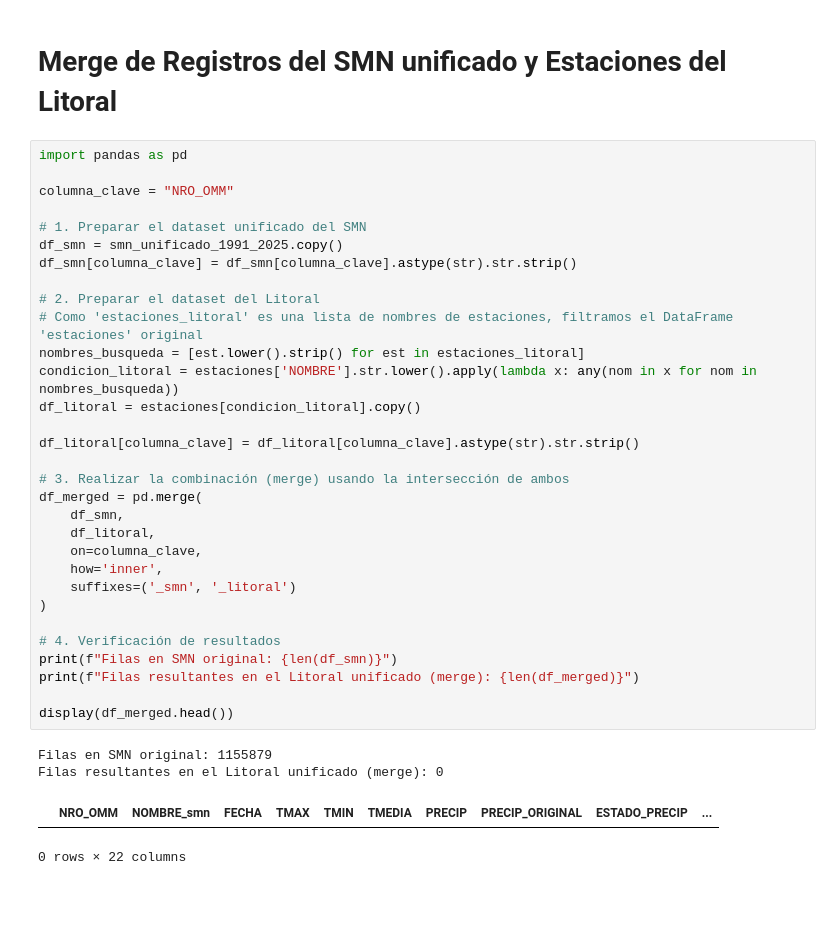
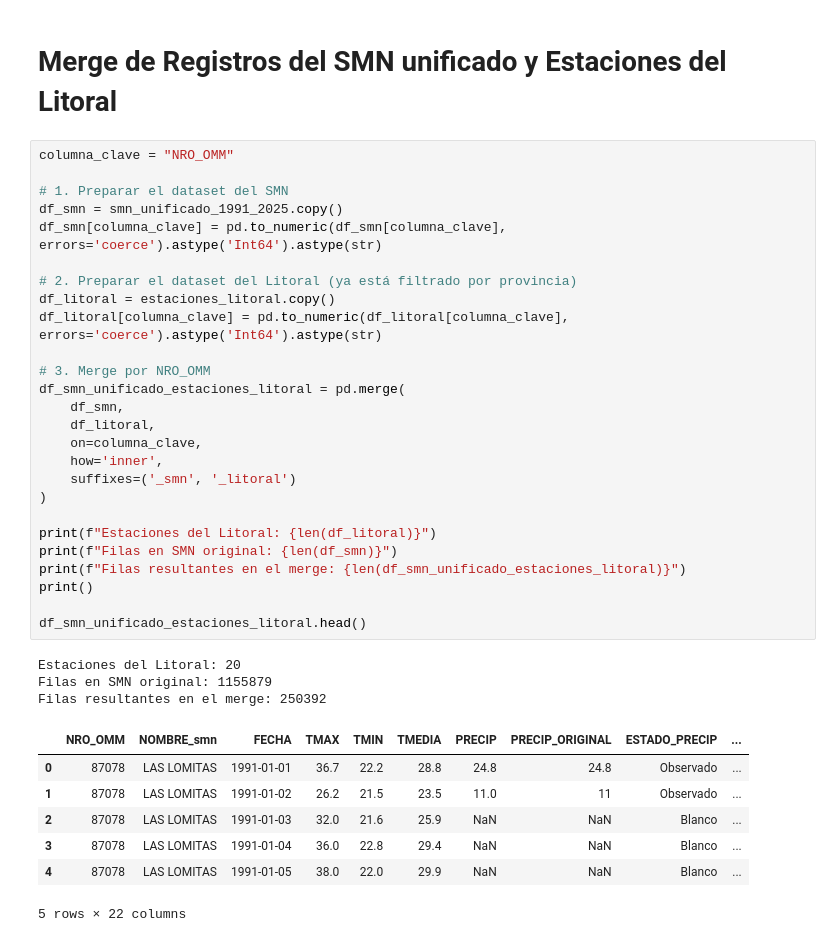
Before and after one commit to enrique20delgado-create/TP-Labo-ElNino-2C2026, a Jupyter notebook: Notebook/Ds_Enso.ipynb, the cells around one changed output. Drawn from its saved outputs; the diff is of its cells as text; blank space fills up the shorter version.

```diff
--- a/Notebook/Ds_Enso.ipynb
+++ b/Notebook/Ds_Enso.ipynb
@@ -1377,41 +1447,42 @@ Detalle cronológico de la Fase ENSO con el índice RONI (1991-2025):
 # %% [markdown]
 # Merge de Registros del SMN unificado y Estaciones del Litoral
 # %%
-import pandas as pd
-
 columna_clave = "NRO_OMM"
 
-# 1. Preparar el dataset unificado del SMN
+# 1. Preparar el dataset del SMN
 df_smn = smn_unificado_1991_2025.copy()
-df_smn[columna_clave] = df_smn[columna_clave].astype(str).str.strip()
+df_smn[columna_clave] = pd.to_numeric(df_smn[columna_clave], errors='coerce').astype('Int64').astype(str)
 
-# 2. Preparar el dataset del Litoral
-# Como 'estaciones_litoral' es una lista de nombres de estaciones, filtramos el DataFrame 'estaciones' original
-nombres_busqueda = [est.lower().strip() for est in estaciones_litoral]
-condicion_litoral = estaciones['NOMBRE'].str.lower().apply(lambda x: any(nom in x for nom in nombres_busqueda))
-df_litoral = estaciones[condicion_litoral].copy()
+# 2. Preparar el dataset del Litoral (ya está filtrado por provincia)
+df_litoral = estaciones_litoral.copy()
+df_litoral[columna_clave] = pd.to_numeric(df_litoral[columna_clave], errors='coerce').astype('Int64').astype(str)
 
-df_litoral[columna_clave] = df_litoral[columna_clave].astype(str).str.strip()
-
-# 3. Realizar la combinación (merge) usando la intersección de ambos
-df_merged = pd.merge(
+# 3. Merge por NRO_OMM
+df_smn_unificado_estaciones_litoral = pd.merge(
     df_smn,
     df_litoral,
     on=columna_clave,
     how='inner',
     suffixes=('_smn', '_litoral')
 )
 
-# 4. Verificación de resultados
+print(f"Estaciones del Litoral: {len(df_litoral)}")
 print(f"Filas en SMN original: {len(df_smn)}")
-print(f"Filas resultantes en el Litoral unificado (merge): {len(df_merged)}")
+print(f"Filas resultantes en el merge: {len(df_smn_unificado_estaciones_litoral)}")
+print()
 
-display(df_merged.head())
+df_smn_unificado_estaciones_litoral.head()
 # %% [output]
+Estaciones del Litoral: 20
 Filas en SMN original: 1155879
-Filas resultantes en el Litoral unificado (merge): 0
+Filas resultantes en el merge: 250392
 |  | NRO_OMM | NOMBRE_smn | FECHA | TMAX | TMIN | TMEDIA | PRECIP | PRECIP_ORIGINAL | ESTADO_PRECIP | ... |
+| 0 | 87078 | LAS LOMITAS | 1991-01-01 | 36.7 | 22.2 | 28.8 | 24.8 | 24.8 | Observado | ... |
+| 1 | 87078 | LAS LOMITAS | 1991-01-02 | 26.2 | 21.5 | 23.5 | 11.0 | 11 | Observado | ... |
+| 2 | 87078 | LAS LOMITAS | 1991-01-03 | 32.0 | 21.6 | 25.9 | NaN | NaN | Blanco | ... |
+| 3 | 87078 | LAS LOMITAS | 1991-01-04 | 36.0 | 22.8 | 29.4 | NaN | NaN | Blanco | ... |
+| 4 | 87078 | LAS LOMITAS | 1991-01-05 | 38.0 | 22.0 | 29.9 | NaN | NaN | Blanco | ... |
-0 rows × 22 columns
+5 rows × 22 columns
 # %% [markdown]
 Definir la clave en común: Usamos la columna NRO_OMM (que es el número oficial de cada estación meteorológica) como el cruce exacto para unir el archivo histórico del SMN (1991-2025) con el de las estaciones del Litoral para luego poder utilizarlo de forma mas ordenada, visualmente facil y limpia para el analisis
 
```
Also changed, not shown: parts of 54 cells of this notebook.
